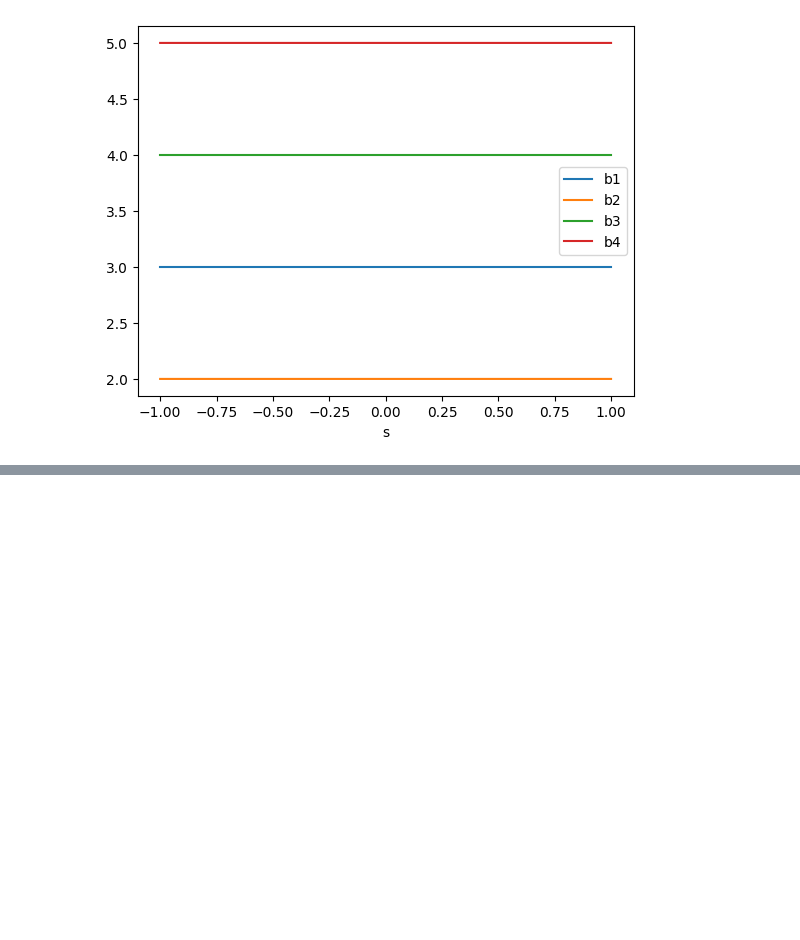
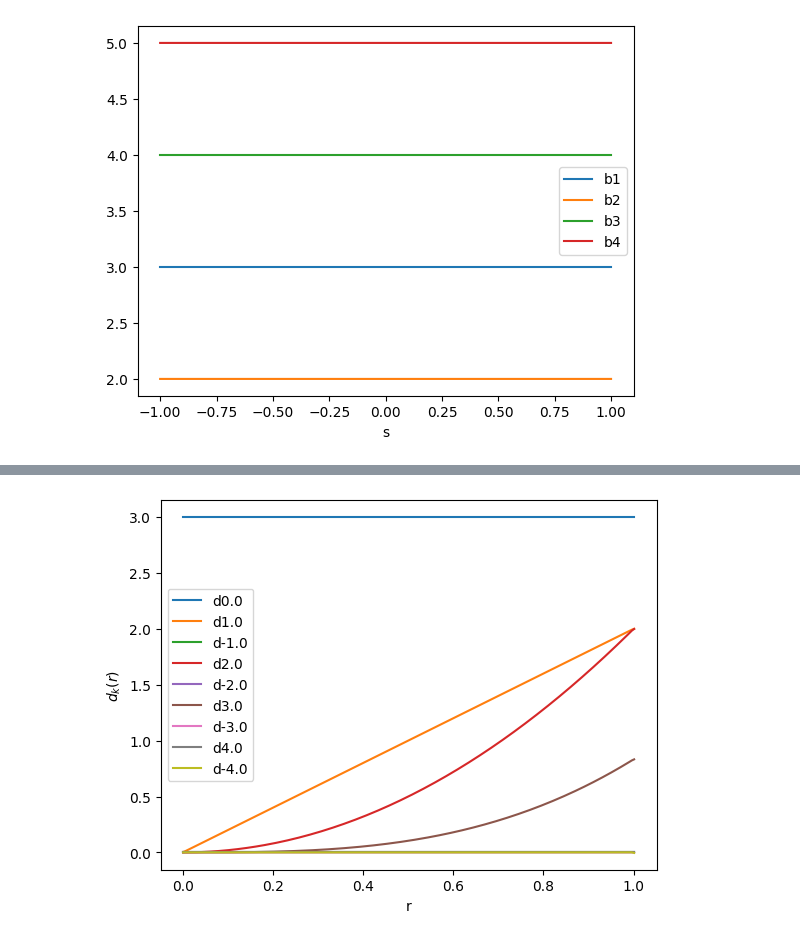
Before and after one commit to marcoliniF/bpmeth, a Jupyter notebook: preliminaryTrials/2.3abphiBABab_roundmeshgrid.ipynb, the cells around one changed output, grey strips where cells are left out. Cells and saved outputs as stored; diff of their text form; code cells hidden in the pictures; blank space fills up the shorter version.

Commit message:
adapted HA to receive numerical arrays as fields on top of symbolic expressions. added harmonics as function of s

```diff
--- a/preliminaryTrials/2.3abphiBABab_roundmeshgrid.ipynb
+++ b/preliminaryTrials/2.3abphiBABab_roundmeshgrid.ipynb
@@ -466,0 +475,91 @@ plt.show()
+# %%
+def dkongrid(Byibx_rts, rr, nk, s_index, ntheta=102):
+    """
+    Same as dkharmonics but takes a precomputed field array
+    instead of a callable.
+
+    Parameters
+    ----------
+    Byibxrts : complex array, shape (nr, ntheta, ns)
+        (By + i*Bx) already evaluated on the (r, theta, s) grid.
+        Theta samples must be uniform in [0, 2*pi).
+    rr     : array of r values, shape (nr,)
+    nk     : max |k|
+    s_index: index along the s-axis to use
+
+    Returns
+    -------
+    out : complex array, shape (nr, 2*nk+1)  — same as dkharmonics
+    """
+    ntheta = Byibx_rts.shape[1]
+
+    b = Byibx_rts[:, :, s_index]        # (nr, ntheta)
+    d = np.fft.fft(b, axis=1) / ntheta       # FFT along theta axis
+
+    out = np.empty((len(rr), 2*nk+1), dtype=complex)
+    out[:, 0]    = d[:, 0]
+    out[:, 1::2] = d[:, 1 : nk+1]
+    out[:, 2::2] = d[:, ntheta : ntheta-nk-1 : -1]
+
+    return out
+def dklfitrawcut(dkofrarray, rr, nk, nl, rmin_fit=None):
+    '''
+    rmin_fit: minimum r to include in the fit (to avoid blow-up of dk/r^|k| at small r).
+              Defaults to rr.max() * 0.05 if not given.
+    '''
+    if rmin_fit is None:
+        rmin_fit = rr.max() * 0.6
+
+    mask = rr >= rmin_fit
+    rr_fit = rr[mask]
+    dkofr_fit = dkofrarray[mask, :]
+
+    polynomial = np.zeros((len(rr_fit), 2*nk+1), dtype=complex)
+    kpos = np.arange(1, nk+1)   # [1, 2, ..., nk]
+
+    for ir, r in enumerate(rr_fit):
+        polynomial[ir, 0]    = dkofr_fit[ir, 0]
+        polynomial[ir, 1::2] = dkofr_fit[ir, 1::2] / r**kpos   # positive k
+        polynomial[ir, 2::2] = dkofr_fit[ir, 2::2] / r**kpos   # negative k, same |k|
+
+    x = rr_fit**2
+    V = np.vander(x, nl, increasing=True)
+    coeffs, _, _, _ = np.linalg.lstsq(V, polynomial, rcond=None)
+
+    return coeffs.T   # shape (2*nk+1, nl)
+def LHongrid(ByiBxongrid, s_index):
+    '''
+    local harmonic analysis from By+iBx to dkl and coefficients a,b
+    '''
+    dk=dkongrid(Byibx_rts=ByiBxongrid, rr=rr, nk=nk, s_index=s_index)
+    dkl=dklfitrawcut(dk,rr,nk, nl)
+    an=bnianHAopt(dkl, nl,nk).imag
+    bn=bnianHAopt(dkl, nl,nk).real
+    return an, bn
+curlyix=curl_y+1j*curl_x
+
+dkgridout=dkongrid(Byibx_rts=curlyix, rr=rr, nk=nk,s_index=25, ntheta=102)
+for ki in range(2*nk+1): #plot dk(r)
+  if ki % 2 != 0: #odd array indexes are storing positive k's
+    plt.plot(rarr[:,0,sindex], dkgridout[:,ki], label='d'+str((ki+1)/2))
+  else:#even idexes->negative k's
+    plt.plot(rarr[:,0,sindex], dkgridout[:,ki], label='d'+str(-ki/2))
+plt.xlabel('r')
+plt.ylabel('$d_k(r)$')
+#plt.plot(rarr[:,0,sindex],dkofr[:,4], label='ppp')
+plt.legend()
+plt.show()
+
+nl=nk//2+1
+griddkl=dklfitrawcut(dkofrarray=dkgridout ,rr=rr,nk=nk, nl=nl)
+print("columns:l=0,1,2..., rows:k=0,1,-1,2,-2,...")
+np.set_printoptions(suppress=True,precision=3)
+print(griddkl)
+
+acurl, bcurl = LHongrid(ByiBxongrid=curlyix, s_index=25)
+print("a_n from curl ", acurl)
+print("b_n from curl ", bcurl)
+print("original a_n=", a_coeffs)
+print("original b_n=", b_coeffs)
+# %% [output]
+[figure, added]
```
Also changed, not shown: parts of 18 cells of this notebook, 1 other file.
